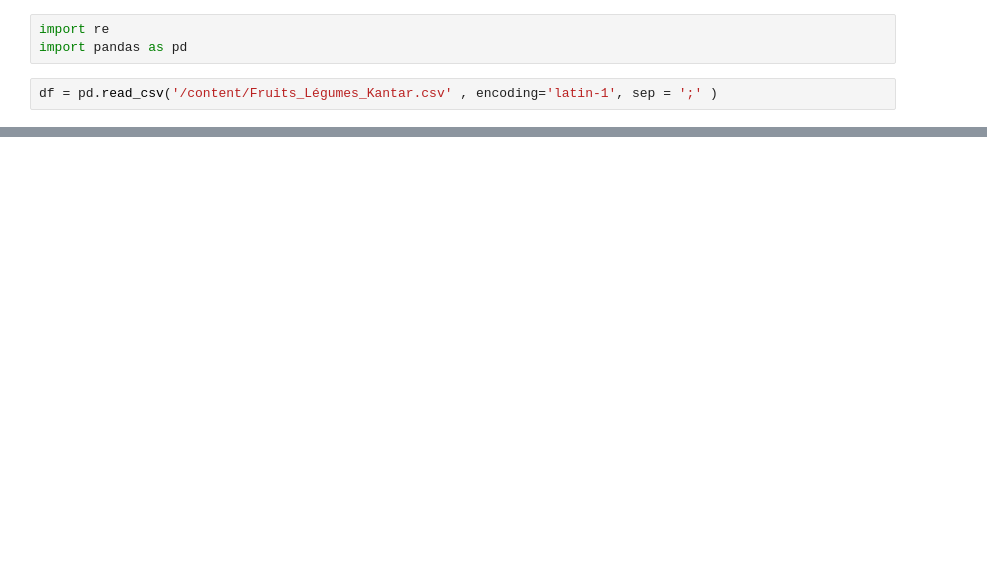
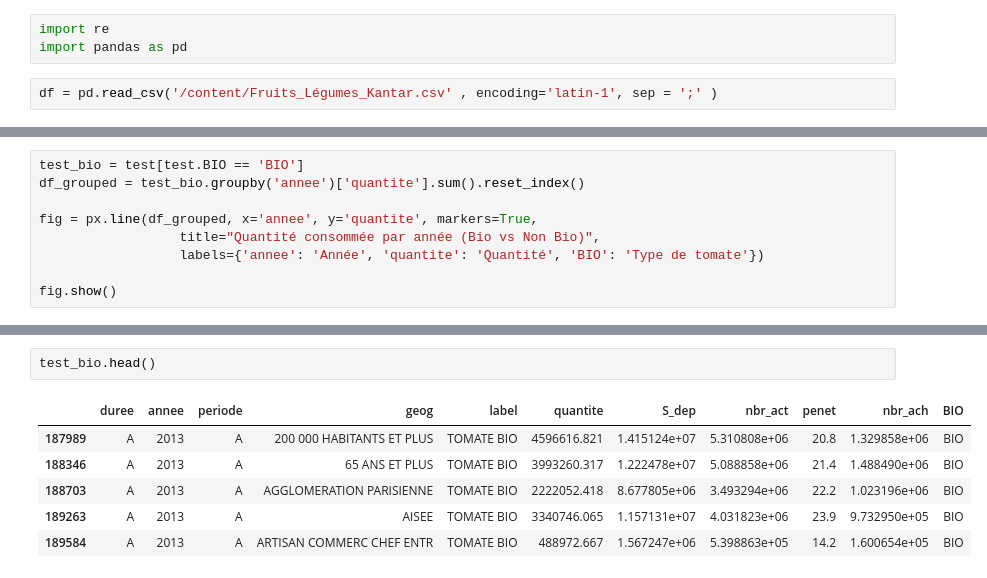
Before and after one commit to fpetitit/hackathon-alimentation, a Jupyter notebook: Hackaton.ipynb, the cells around one changed output, grey strips where cells are left out. Drawn from its saved outputs; the diff is of its cells as text; blank space fills up the shorter version.

```diff
--- a/Hackaton.ipynb
+++ b/Hackaton.ipynb
@@ -124,0 +108,9 @@ df.shape
+# %%
+test_bio = test[test.BIO == 'BIO']
+df_grouped = test_bio.groupby('annee')['quantite'].sum().reset_index()
+
+fig = px.line(df_grouped, x='annee', y='quantite', markers=True,
+                  title="Quantité consommée par année (Bio vs Non Bio)",
+                  labels={'annee': 'Année', 'quantite': 'Quantité', 'BIO': 'Type de tomate'})
+
+fig.show()
@@ -124,0 +119,9 @@ df.shape
+# %%
+test_bio.head()
+# %% [output]
+|  | duree | annee | periode | geog | label | quantite | S_dep | nbr_act | penet | nbr_ach | BIO |
+| 187989 | A | 2013 | A | 200 000 HABITANTS ET PLUS | TOMATE BIO | 4596616.821 | 1.415124e+07 | 5.310808e+06 | 20.8 | 1.329858e+06 | BIO |
+| 188346 | A | 2013 | A | 65 ANS ET PLUS | TOMATE BIO | 3993260.317 | 1.222478e+07 | 5.088858e+06 | 21.4 | 1.488490e+06 | BIO |
+| 188703 | A | 2013 | A | AGGLOMERATION PARISIENNE | TOMATE BIO | 2222052.418 | 8.677805e+06 | 3.493294e+06 | 22.2 | 1.023196e+06 | BIO |
+| 189263 | A | 2013 | A | AISEE | TOMATE BIO | 3340746.065 | 1.157131e+07 | 4.031823e+06 | 23.9 | 9.732950e+05 | BIO |
+| 189584 | A | 2013 | A | ARTISAN COMMERC CHEF ENTR | TOMATE BIO | 488972.667 | 1.567247e+06 | 5.398863e+05 | 14.2 | 1.600654e+05 | BIO |
```
Also changed, not shown: parts of 28 cells of this notebook.
